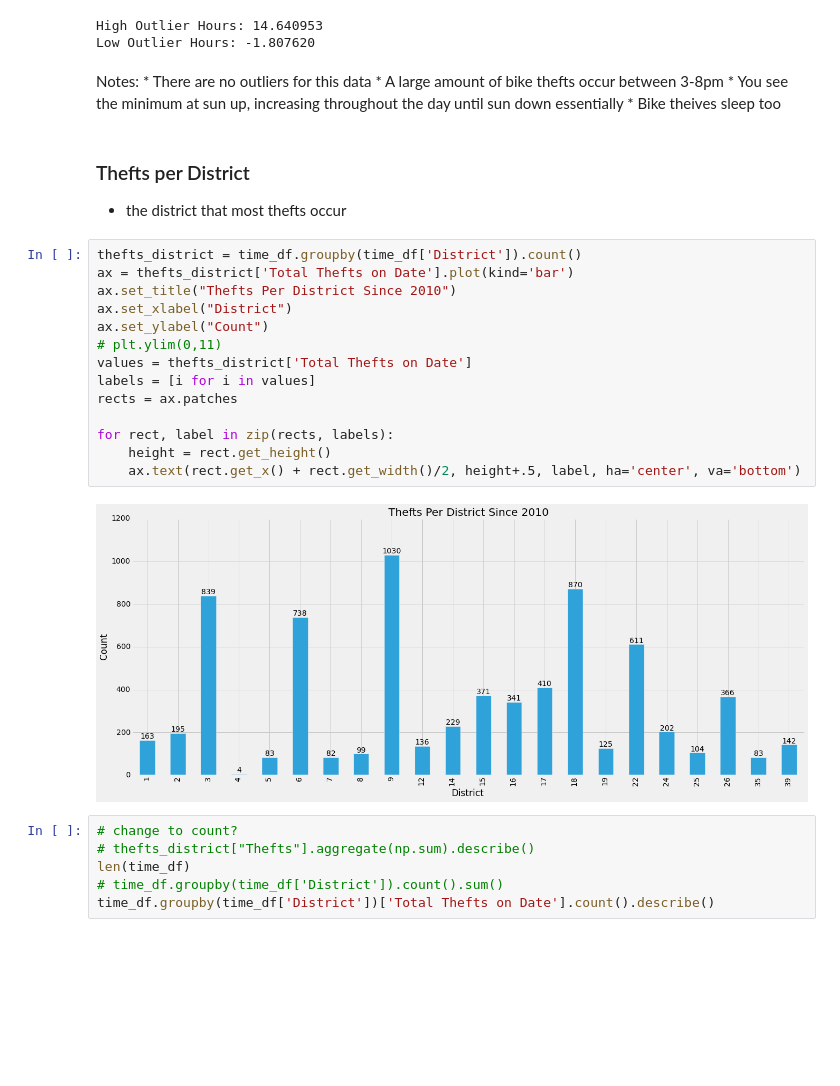
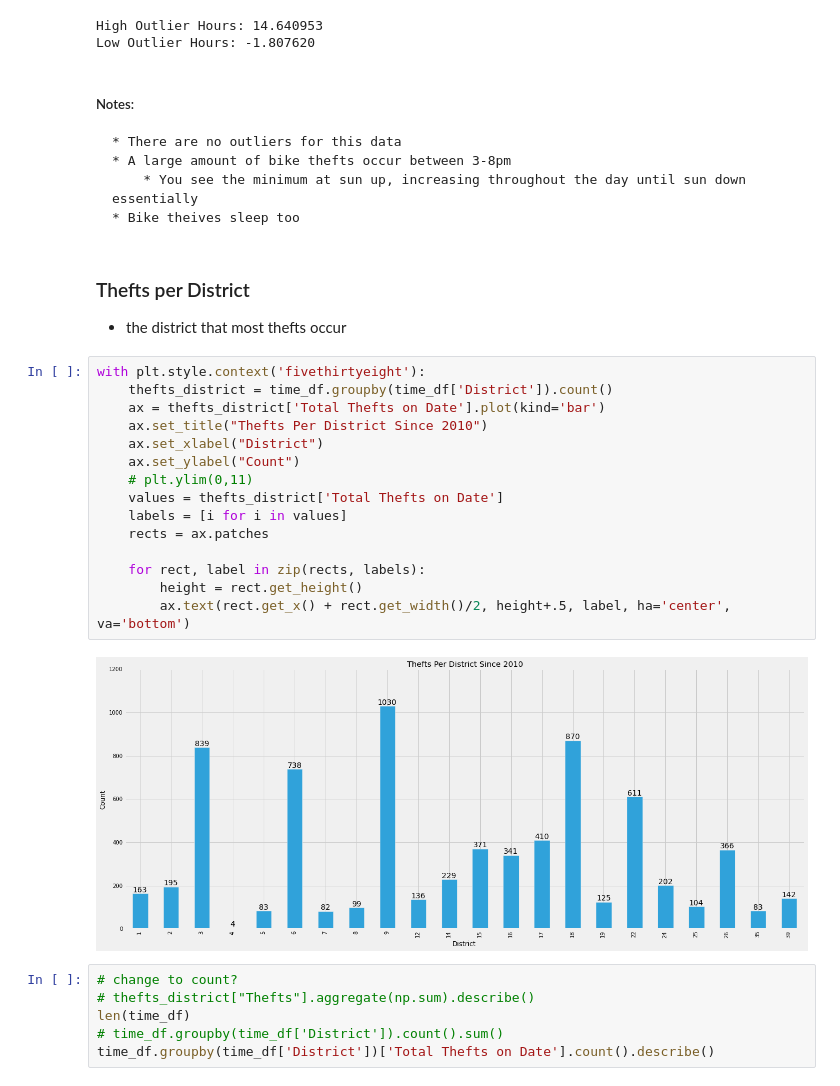
Before and after one commit to WilliamLynch/data-analysis, a Jupyter notebook: bike theft/Philadelphia Bike Theft - Analysis.ipynb, the cells around one changed output. Drawn from its saved outputs; the diff is of its cells as text; blank space fills up the shorter version.

```diff
--- a/bike theft/Philadelphia Bike Theft - Analysis.ipynb
+++ b/bike theft/Philadelphia Bike Theft - Analysis.ipynb
@@ -422,7 +389,7 @@ print ("Low Outlier Hours: %f"% (np.average(thefts_hourly_avg['Avg Hourly Thefts
 High Outlier Hours: 14.640953
 Low Outlier Hours: -1.807620
 # %% [markdown]
-Notes:
+##### Notes:
     * There are no outliers for this data
     * A large amount of bike thefts occur between 3-8pm
         * You see the minimum at sun up, increasing throughout the day until sun down essentially
@@ -431,21 +398,22 @@ Notes:
 ### Thefts per District
 * the district that most thefts occur
 # %%
-thefts_district = time_df.groupby(time_df['District']).count()
-ax = thefts_district['Total Thefts on Date'].plot(kind='bar')
-ax.set_title("Thefts Per District Since 2010")
-ax.set_xlabel("District")
-ax.set_ylabel("Count")
-# plt.ylim(0,11)
-values = thefts_district['Total Thefts on Date']
-labels = [i for i in values]
-rects = ax.patches
+with plt.style.context('fivethirtyeight'):
+    thefts_district = time_df.groupby(time_df['District']).count()
+    ax = thefts_district['Total Thefts on Date'].plot(kind='bar')
+    ax.set_title("Thefts Per District Since 2010")
+    ax.set_xlabel("District")
+    ax.set_ylabel("Count")
+    # plt.ylim(0,11)
+    values = thefts_district['Total Thefts on Date']
+    labels = [i for i in values]
+    rects = ax.patches
 
-for rect, label in zip(rects, labels):
-    height = rect.get_height()
-    ax.text(rect.get_x() + rect.get_width()/2, height+.5, label, ha='center', va='bottom')
+    for rect, label in zip(rects, labels):
+        height = rect.get_height()
+        ax.text(rect.get_x() + rect.get_width()/2, height+.5, label, ha='center', va='bottom')
 # %% [output]
-[figure, old version]
+[figure, new version]
 # %%
 # change to count?
 # thefts_district["Thefts"].aggregate(np.sum).describe()
```
Also changed, not shown: parts of 41 cells of this notebook.
